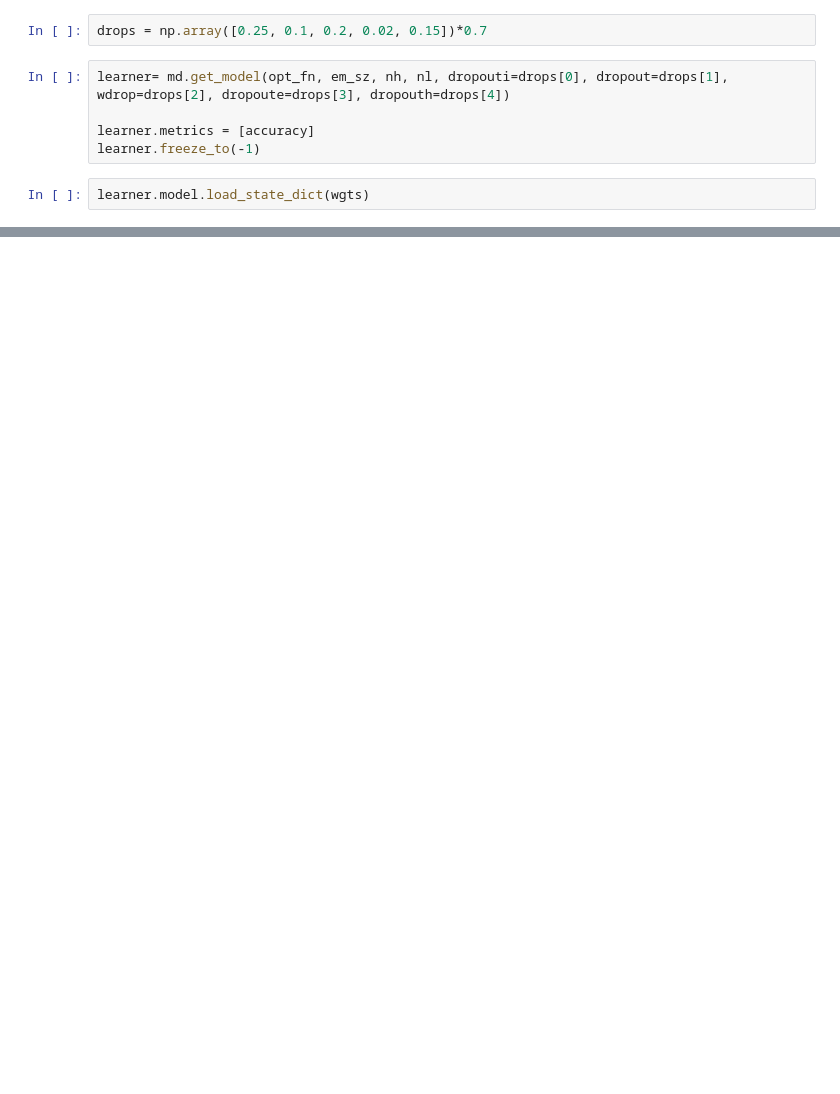
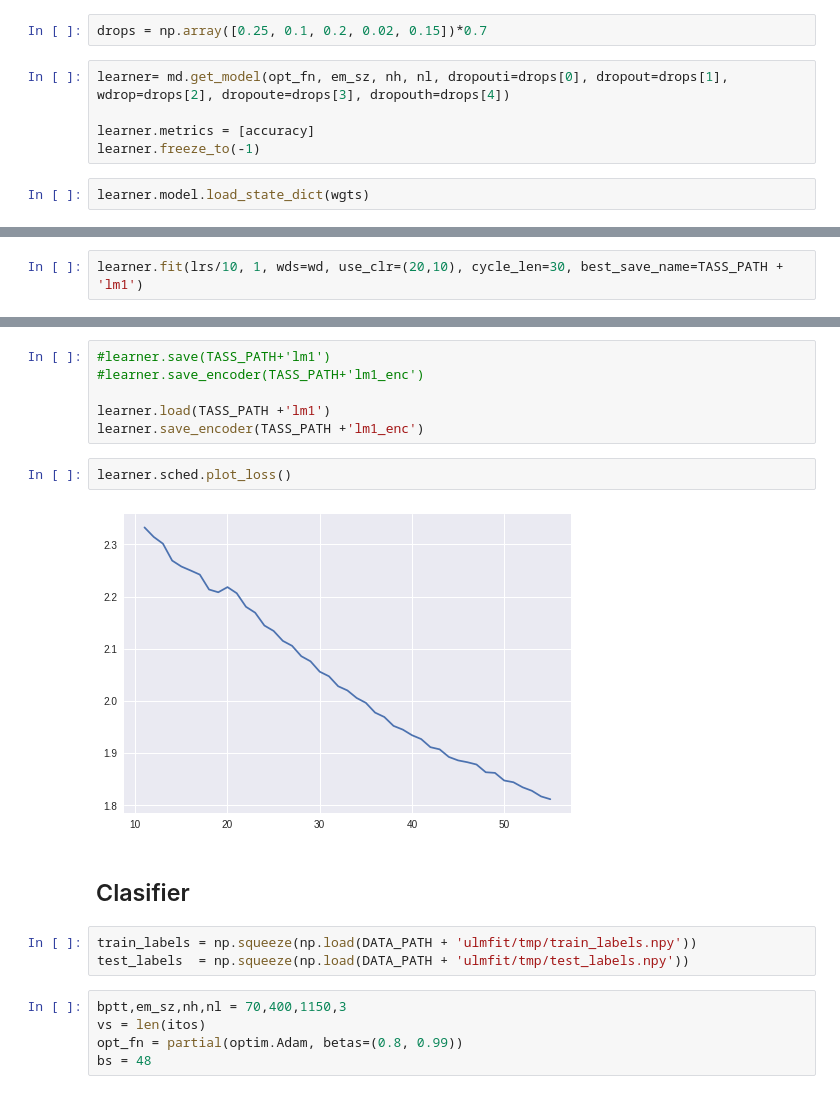
Before and after one commit to dpalominop/AdvacedSentimentAnalysis, a Jupyter notebook: scr/ULMFit.ipynb, the cells around one changed output, grey strips where cells are left out. Cells and saved outputs as stored; diff of their text form; blank space fills up the shorter version.

```diff
--- a/scr/ULMFit.ipynb
+++ b/scr/ULMFit.ipynb
@@ -126,0 +129,2 @@ RuntimeError: cuda runtime error (8) : invalid device function at /pytorch/torch
+# %%
+learner.fit(lrs/10, 1, wds=wd, use_clr=(20,10), cycle_len=30, best_save_name=TASS_PATH + 'lm1')
@@ -126,0 +151,20 @@ RuntimeError: cuda runtime error (8) : invalid device function at /pytorch/torch
+# %%
+#learner.save(TASS_PATH+'lm1')
+#learner.save_encoder(TASS_PATH+'lm1_enc')
+
+learner.load(TASS_PATH +'lm1')
+learner.save_encoder(TASS_PATH +'lm1_enc')
+# %%
+learner.sched.plot_loss()
+# %% [output]
+[figure, added]
+# %% [markdown]
+## Clasifier
+# %%
+train_labels = np.squeeze(np.load(DATA_PATH + 'ulmfit/tmp/train_labels.npy'))
+test_labels  = np.squeeze(np.load(DATA_PATH + 'ulmfit/tmp/test_labels.npy'))
+# %%
+bptt,em_sz,nh,nl = 70,400,1150,3
+vs = len(itos)
+opt_fn = partial(optim.Adam, betas=(0.8, 0.99))
+bs = 48
```
Also changed, not shown: parts of 55 cells of this notebook, 2 other files.
